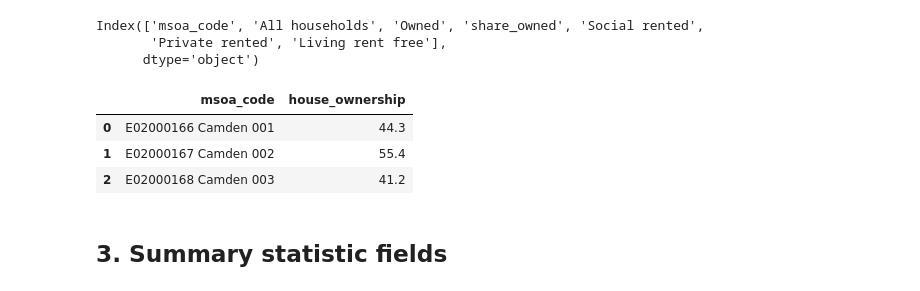
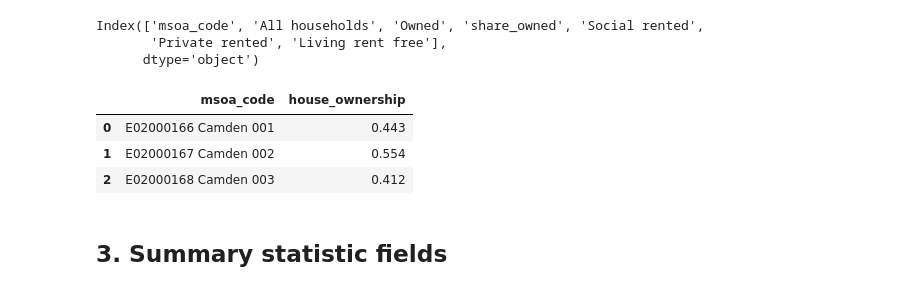
Before and after one commit to ZacharyP-E/qm_group25, a Jupyter notebook: qm_group_code.ipynb, the cells around one changed output. Saved outputs shown, nothing was run; the diff lists cells and outputs as text; code cells hidden in the pictures.

```diff
--- a/qm_group_code.ipynb
+++ b/qm_group_code.ipynb
@@ -376,14 +401,14 @@ Index(['msoa_code', 'All households', 'Owned', 'share_owned', 'Social rented',
       dtype='object')
 # %%
 # calculate the house ownership of households
-house_own['house_ownership'] = house_own['Owned']- house_own['share_owned']
+house_own['house_ownership'] = (house_own['Owned']- house_own['share_owned'])/100
 house_own = house_own[['msoa_code', 'house_ownership']]
 house_own.head(3)
 # %% [output]
 |  | msoa_code | house_ownership |
-| 0 | E02000166 Camden 001 | 44.3 |
-| 1 | E02000167 Camden 002 | 55.4 |
-| 2 | E02000168 Camden 003 | 41.2 |
+| 0 | E02000166 Camden 001 | 0.443 |
+| 1 | E02000167 Camden 002 | 0.554 |
+| 2 | E02000168 Camden 003 | 0.412 |
 # %% [markdown]
 ## 3. Summary statistic fields
 # %% [markdown]
```
Also changed, not shown: parts of 8 cells of this notebook.
